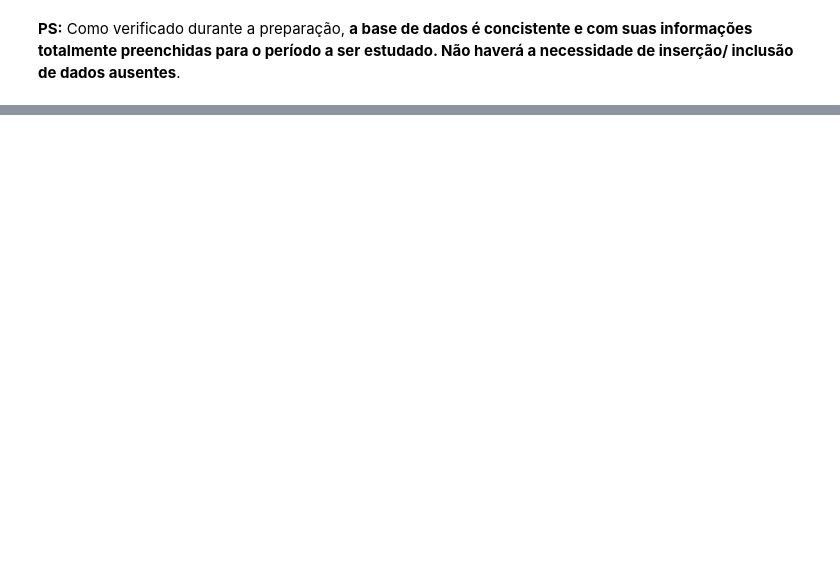
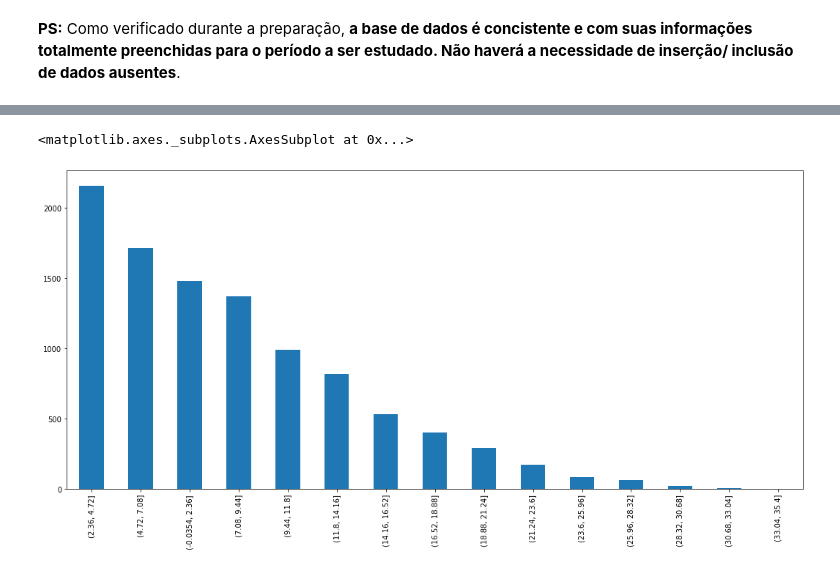
Before and after one commit to cristianosps/Introducao_Ciencia_de_Dados, a Jupyter notebook: Interpretacao_Estatistica_NBA_1996_2016.ipynb, the cells around one changed output, grey strips where cells are left out. Saved outputs shown, nothing was run; the diff lists cells and outputs as text; code cells hidden in the pictures; blank space fills up the shorter version.

```diff
--- a/Interpretacao_Estatistica_NBA_1996_2016.ipynb
+++ b/Interpretacao_Estatistica_NBA_1996_2016.ipynb
@@ -329,0 +417,5 @@ dataset1.describe()
+# %%
+# [REB - NORMALIZAÇÃO] : Resultado da NORMALIZAÇÃO da coluna 'reb'
+scaler = MinMaxScaler()
+dataset1['reb_normal'] = scaler.fit_transform(dataset1[['reb']])
+dataset1['reb_normal'].describe()
@@ -329,0 +432,5 @@ dataset1.describe()
+# %%
+# [REB - DESVIO PADRÃO]: Resultado após aplicar o DESVIO PADRÃO para coluna 'reb'
+scaler = StandardScaler()
+dataset1['reb_normal'] = scaler.fit_transform(dataset1[['reb']])
+dataset1['reb_normal'].describe()
@@ -329,0 +462,5 @@ dataset1.describe()
+# %%
+# [AST - NORMALIZAÇÃO] Normalização: Resultado da NORMALIZAÇÃO da coluna 'ast'
+scaler = MinMaxScaler()
+dataset1['ast_normal'] = scaler.fit_transform(dataset1[['ast']])
+dataset1['ast_normal'].describe()
@@ -329,0 +477,5 @@ dataset1.describe()
+# %%
+# [AST - DESVIO PADRÃO]: Resultado após aplicar o DESVIO PADRÃO para coluna 'ast'
+scaler = StandardScaler()
+dataset1['ast_normal'] = scaler.fit_transform(dataset1[['ast']])
+dataset1['ast_normal'].describe()
@@ -329,0 +505,7 @@ dataset1.describe()
+# %%
+# gráfico pst...
+counts = dataset1['pts_disct'].value_counts()
+counts.plot.bar(figsize=(18,8))
+# %% [output]
+<matplotlib.axes._subplots.AxesSubplot at 0x...>
+[figure, added]
```
Also changed, not shown: parts of 39 cells of this notebook.
